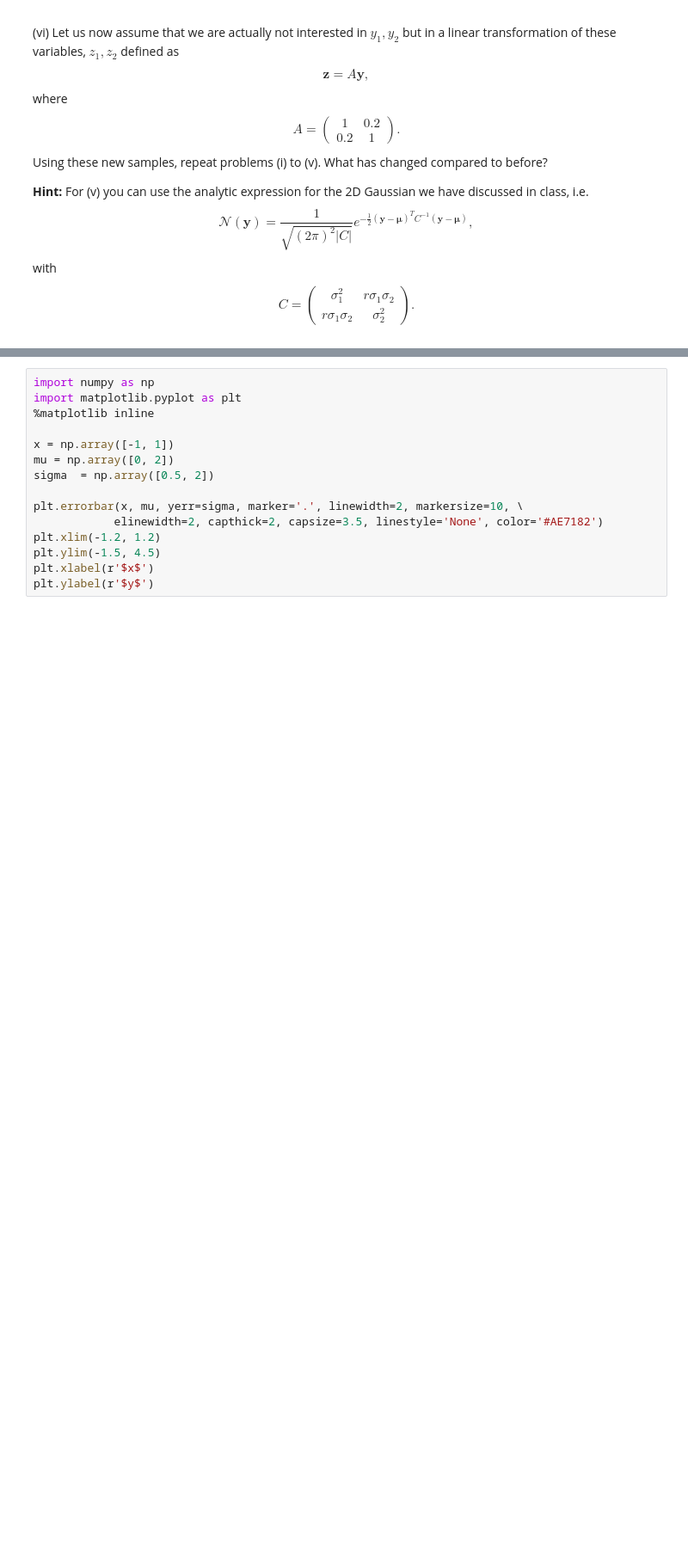
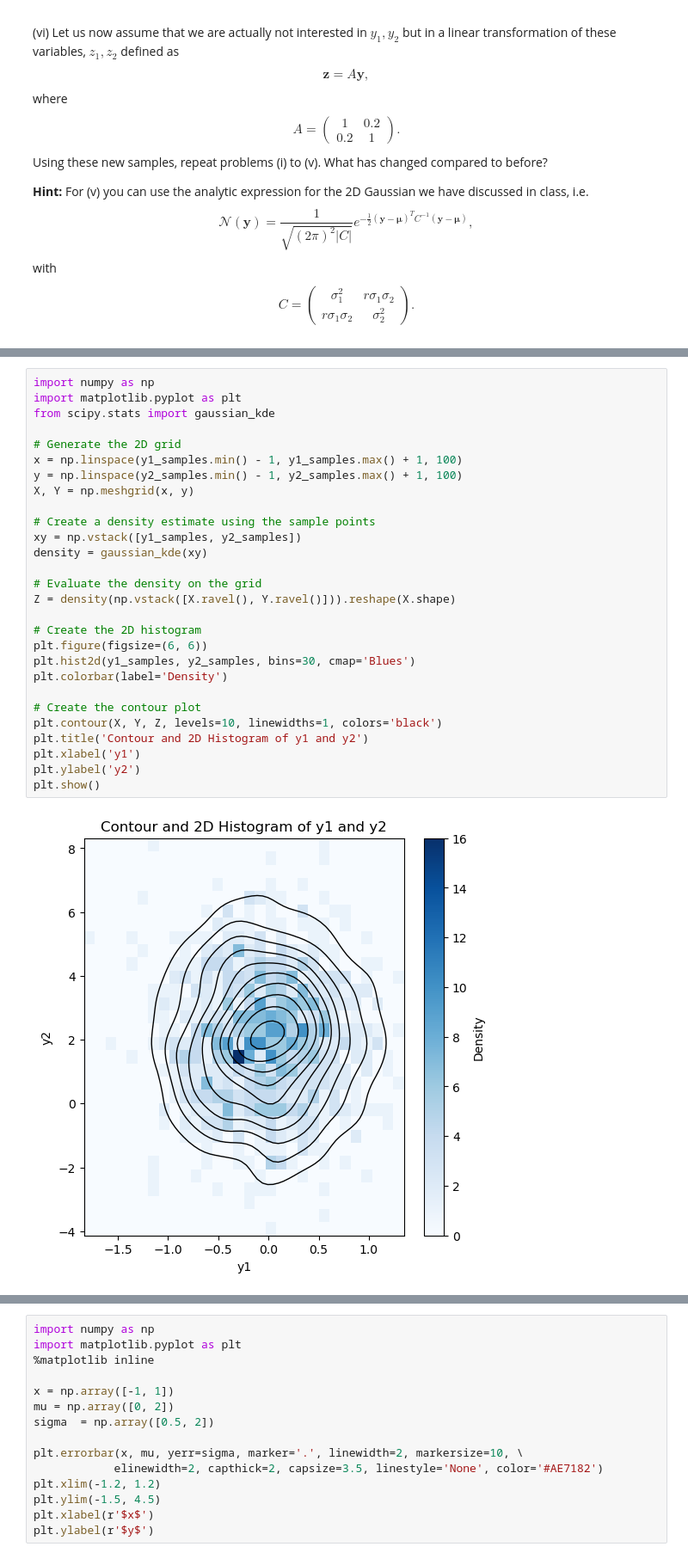
Before and after one commit to hou-physics/stat_methods_AIfA_2024_group_07, a Jupyter notebook: lecture_02/P02_probability.ipynb, the cells around one changed output, grey strips where cells are left out. Shown at 86% size. Saved outputs shown, nothing was run; the diff lists cells and outputs as text; blank space fills up the shorter version.

```diff
--- a/lecture_02/P02_probability.ipynb
+++ b/lecture_02/P02_probability.ipynb
@@ -26,0 +74,30 @@ r\sigma_1\sigma_2 & \sigma^2_2
+# %%
+import numpy as np
+import matplotlib.pyplot as plt
+from scipy.stats import gaussian_kde
+
+# Generate the 2D grid
+x = np.linspace(y1_samples.min() - 1, y1_samples.max() + 1, 100)
+y = np.linspace(y2_samples.min() - 1, y2_samples.max() + 1, 100)
+X, Y = np.meshgrid(x, y)
+
+# Create a density estimate using the sample points
+xy = np.vstack([y1_samples, y2_samples])
+density = gaussian_kde(xy)
+
+# Evaluate the density on the grid
+Z = density(np.vstack([X.ravel(), Y.ravel()])).reshape(X.shape)
+
+# Create the 2D histogram
+plt.figure(figsize=(6, 6))
+plt.hist2d(y1_samples, y2_samples, bins=30, cmap='Blues')
+plt.colorbar(label='Density')
+
+# Create the contour plot
+plt.contour(X, Y, Z, levels=10, linewidths=1, colors='black')
+plt.title('Contour and 2D Histogram of y1 and y2')
+plt.xlabel('y1')
+plt.ylabel('y2')
+plt.show()
+# %% [output]
+[figure, added]
```
Also changed, not shown: parts of 5 cells of this notebook, 3 other files.
